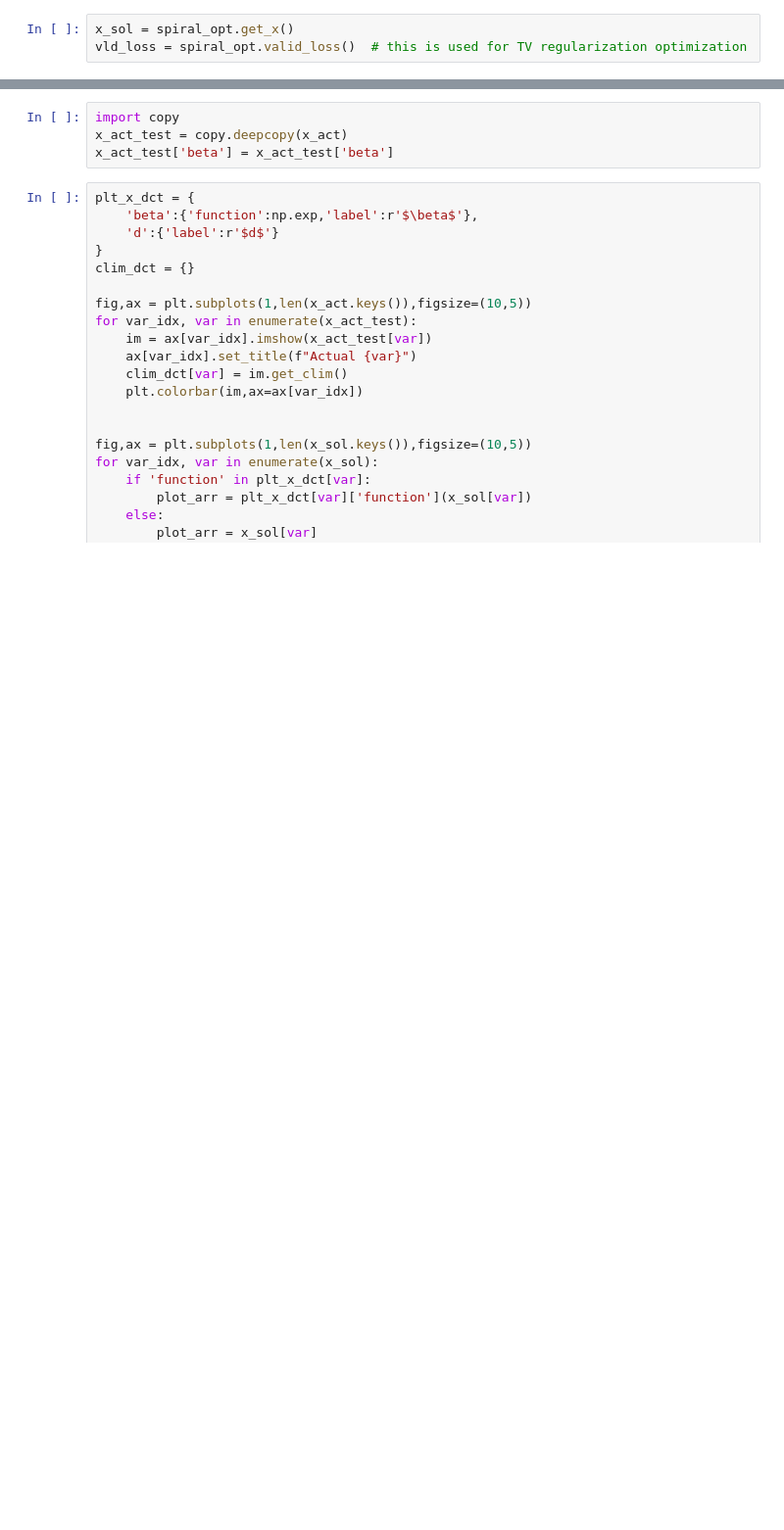
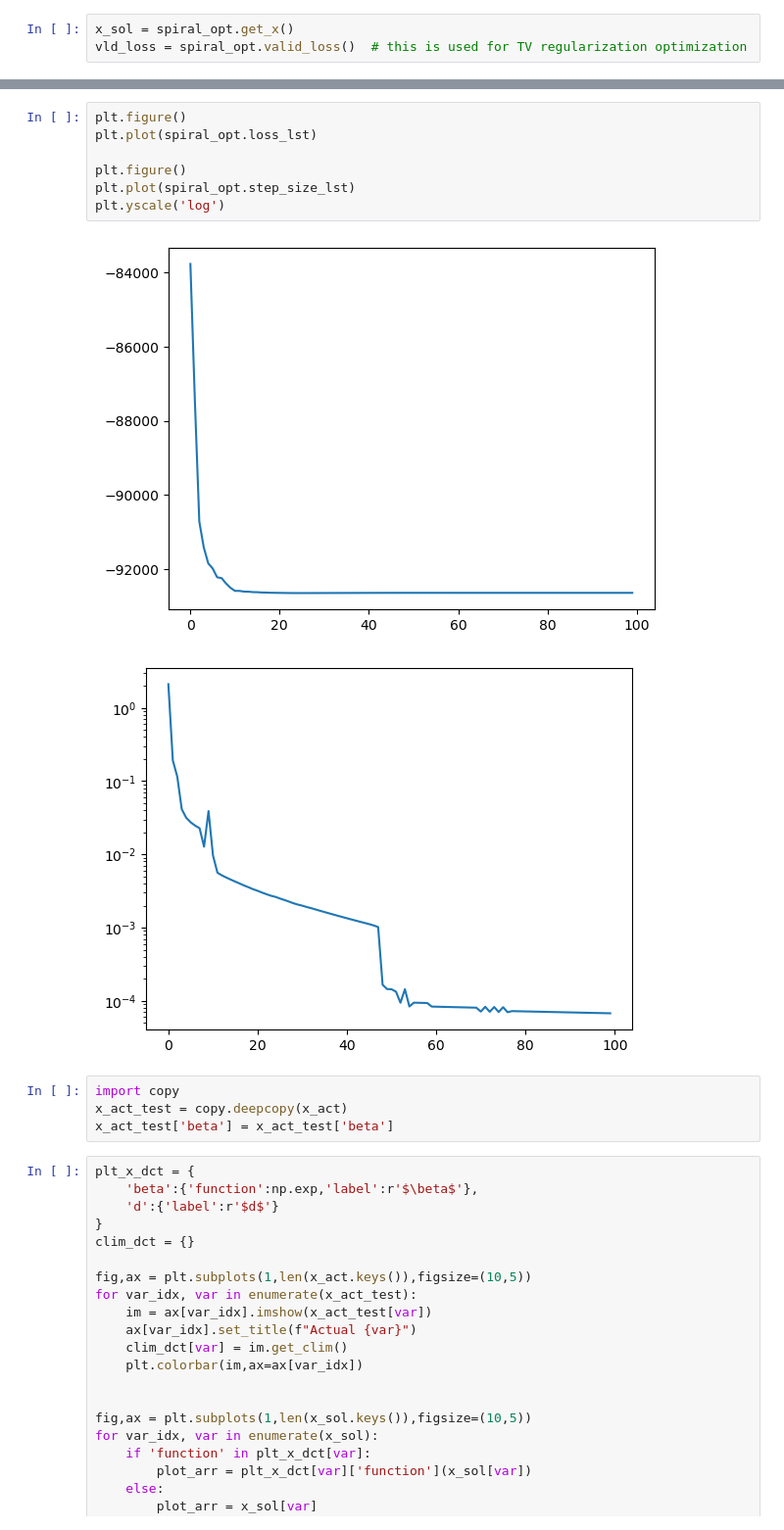
Before and after one commit to NCAR/SpiralTorch, a Jupyter notebook: notebooks/casper/RunSparsa.ipynb, the cells around one changed output, grey strips where cells are left out. Shown at 98% size. Saved outputs shown, nothing was run; the diff lists cells and outputs as text; blank space fills up the shorter version.

```diff
--- a/notebooks/casper/RunSparsa.ipynb
+++ b/notebooks/casper/RunSparsa.ipynb
@@ -555,3 +555,13 @@ Validation Loss: -110043.1764887735
+# %%
+plt.figure()
+plt.plot(spiral_opt.loss_lst)
+
+plt.figure()
+plt.plot(spiral_opt.step_size_lst)
+plt.yscale('log')
+# %% [output]
+[figure, added]
+[figure, added]
 # %%
 import copy
 x_act_test = copy.deepcopy(x_act)
```
Also changed, not shown: parts of 23 cells of this notebook.
